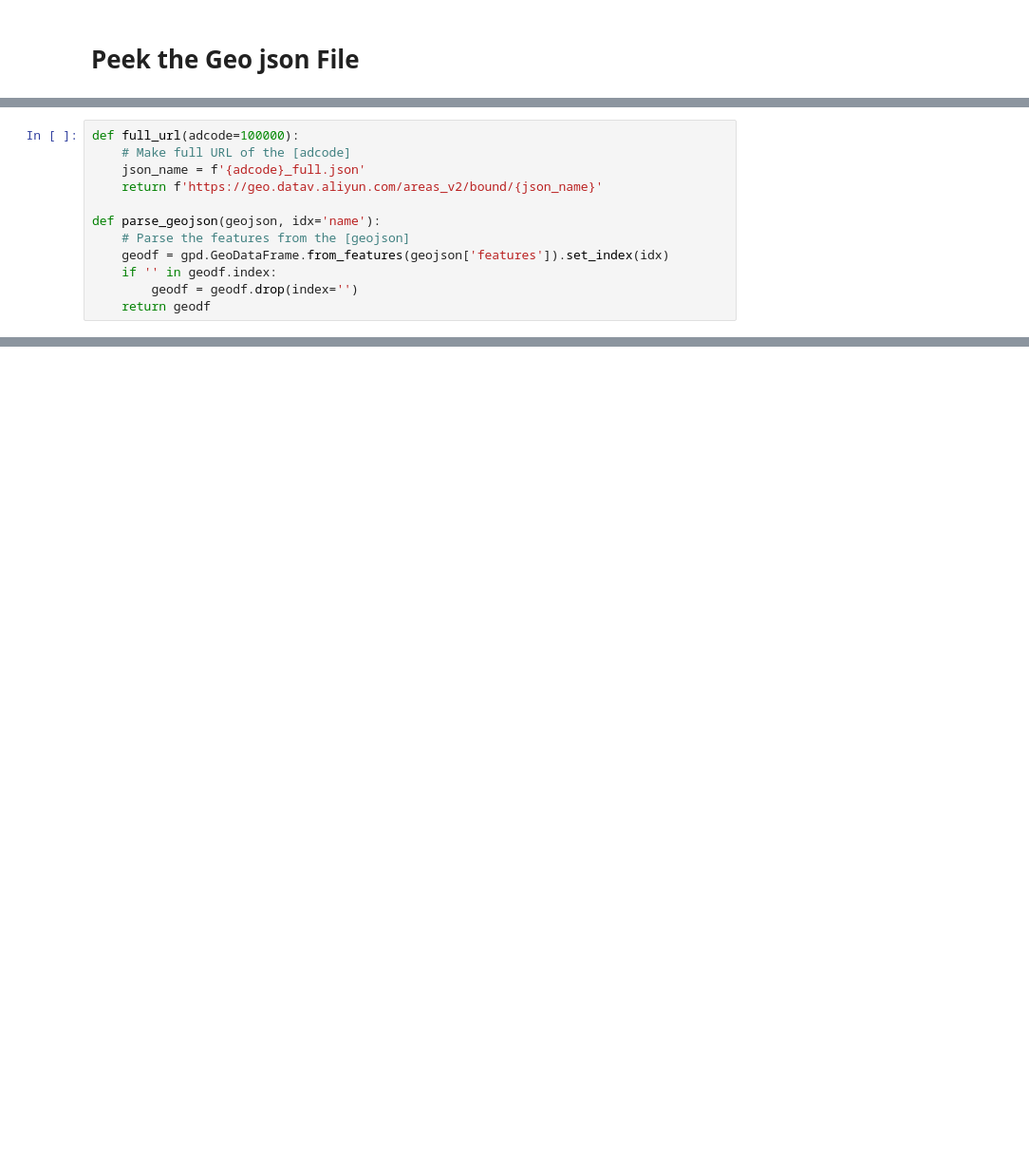
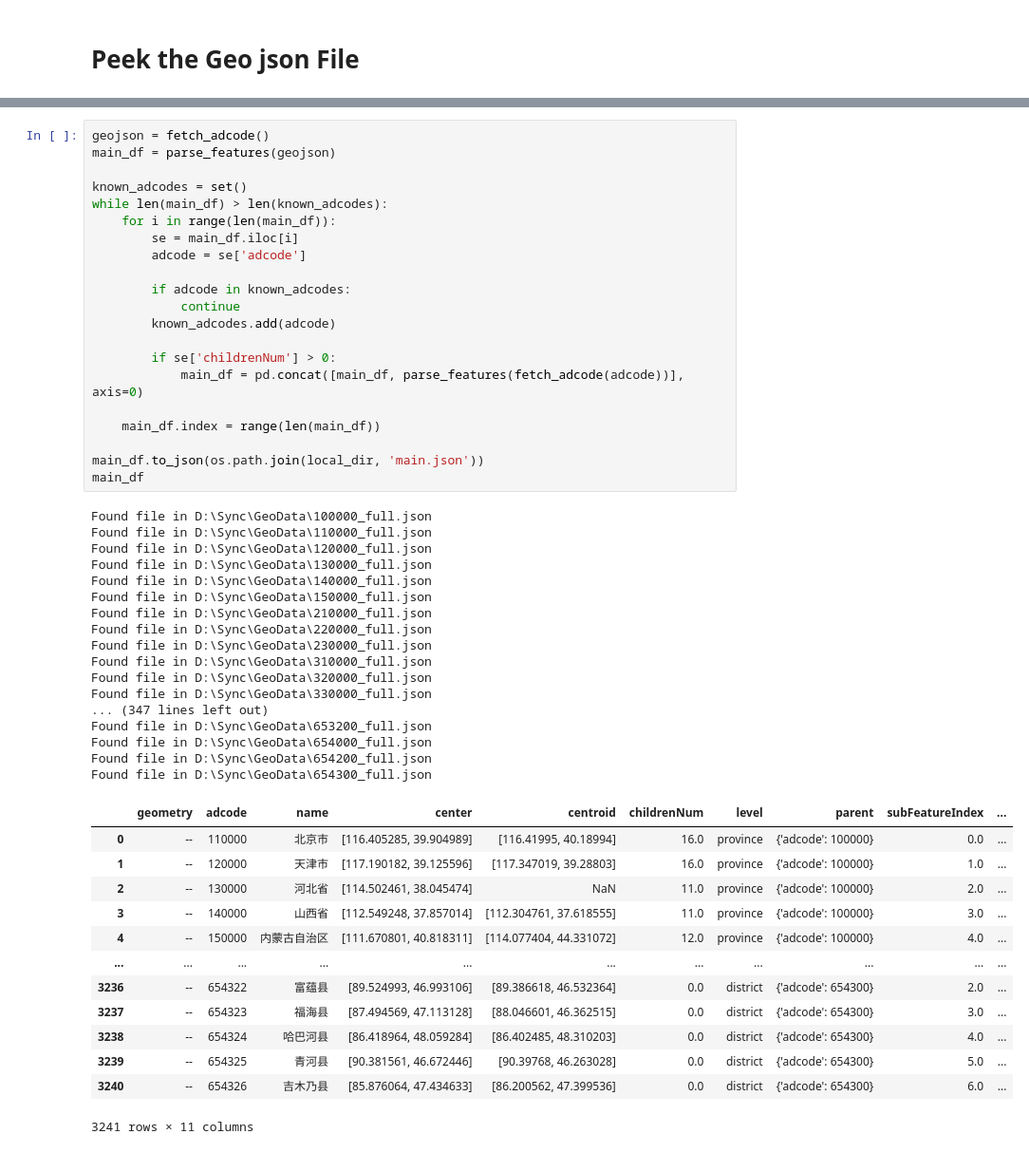
Before and after one commit to listenzcc/GeoChina, a Jupyter notebook: GeoData/peek_geojson.ipynb, the cells around one changed output, grey strips where cells are left out. Shown: that part at 95% size. Drawn from its saved outputs; the diff is of its cells as text; blank space fills up the shorter version.

```diff
--- a/GeoData/peek_geojson.ipynb
+++ b/GeoData/peek_geojson.ipynb
@@ -8,13 +10 @@ import geopandas as gpd
 from urllib.request import urlopen
-# %%
-def full_url(adcode=100000):
-    # Make full URL of the [adcode]
-    json_name = f'{adcode}_full.json'
-    return f'https://geo.datav.aliyun.com/areas_v2/bound/{json_name}'
-
-def parse_geojson(geojson, idx='name'):
-    # Parse the features from the [geojson]
-    geodf = gpd.GeoDataFrame.from_features(geojson['features']).set_index(idx)
-    if '' in geodf.index:
-        geodf = geodf.drop(index='')
-    return geodf
@@ -75,0 +74,52 @@ geodf.to_csv('a.csv')
+# %%
+geojson = fetch_adcode()
+main_df = parse_features(geojson)
+
+known_adcodes = set()
+while len(main_df) > len(known_adcodes):
+    for i in range(len(main_df)):
+        se = main_df.iloc[i]
+        adcode = se['adcode']
+
+        if adcode in known_adcodes:
+            continue
+        known_adcodes.add(adcode)
+
+        if se['childrenNum'] > 0:
+            main_df = pd.concat([main_df, parse_features(fetch_adcode(adcode))], axis=0)
+
+    main_df.index = range(len(main_df))
+
+main_df.to_json(os.path.join(local_dir, 'main.json'))
+main_df
+# %% [output]
+Found file in D:\Sync\GeoData\100000_full.json
+Found file in D:\Sync\GeoData\110000_full.json
+Found file in D:\Sync\GeoData\120000_full.json
+Found file in D:\Sync\GeoData\130000_full.json
+Found file in D:\Sync\GeoData\140000_full.json
+Found file in D:\Sync\GeoData\150000_full.json
+Found file in D:\Sync\GeoData\210000_full.json
+Found file in D:\Sync\GeoData\220000_full.json
+Found file in D:\Sync\GeoData\230000_full.json
+Found file in D:\Sync\GeoData\310000_full.json
+Found file in D:\Sync\GeoData\320000_full.json
+Found file in D:\Sync\GeoData\330000_full.json
+... (347 lines left out)
+Found file in D:\Sync\GeoData\653200_full.json
+Found file in D:\Sync\GeoData\654000_full.json
+Found file in D:\Sync\GeoData\654200_full.json
+Found file in D:\Sync\GeoData\654300_full.json
+|  | geometry | adcode | name | center | centroid | childrenNum | level | parent | subFeatureIndex | ... |
+| 0 | -- | 110000 | 北京市 | [116.405285, 39.904989] | [116.41995, 40.18994] | 16.0 | province | {'adcode': 100000} | 0.0 | ... |
+| 1 | -- | 120000 | 天津市 | [117.190182, 39.125596] | [117.347019, 39.28803] | 16.0 | province | {'adcode': 100000} | 1.0 | ... |
+| 2 | -- | 130000 | 河北省 | [114.502461, 38.045474] | NaN | 11.0 | province | {'adcode': 100000} | 2.0 | ... |
+| 3 | -- | 140000 | 山西省 | [112.549248, 37.857014] | [112.304761, 37.618555] | 11.0 | province | {'adcode': 100000} | 3.0 | ... |
+| 4 | -- | 150000 | 内蒙古自治区 | [111.670801, 40.818311] | [114.077404, 44.331072] | 12.0 | province | {'adcode': 100000} | 4.0 | ... |
+| ... | ... | ... | ... | ... | ... | ... | ... | ... | ... | ... |
+| 3236 | -- | 654322 | 富蕴县 | [89.524993, 46.993106] | [89.386618, 46.532364] | 0.0 | district | {'adcode': 654300} | 2.0 | ... |
+| 3237 | -- | 654323 | 福海县 | [87.494569, 47.113128] | [88.046601, 46.362515] | 0.0 | district | {'adcode': 654300} | 3.0 | ... |
+| 3238 | -- | 654324 | 哈巴河县 | [86.418964, 48.059284] | [86.402485, 48.310203] | 0.0 | district | {'adcode': 654300} | 4.0 | ... |
+| 3239 | -- | 654325 | 青河县 | [90.381561, 46.672446] | [90.39768, 46.263028] | 0.0 | district | {'adcode': 654300} | 5.0 | ... |
+| 3240 | -- | 654326 | 吉木乃县 | [85.876064, 47.434633] | [86.200562, 47.399536] | 0.0 | district | {'adcode': 654300} | 6.0 | ... |
+3241 rows × 11 columns
```
Also changed, not shown: parts of 11 cells of this notebook, 2 other files.
